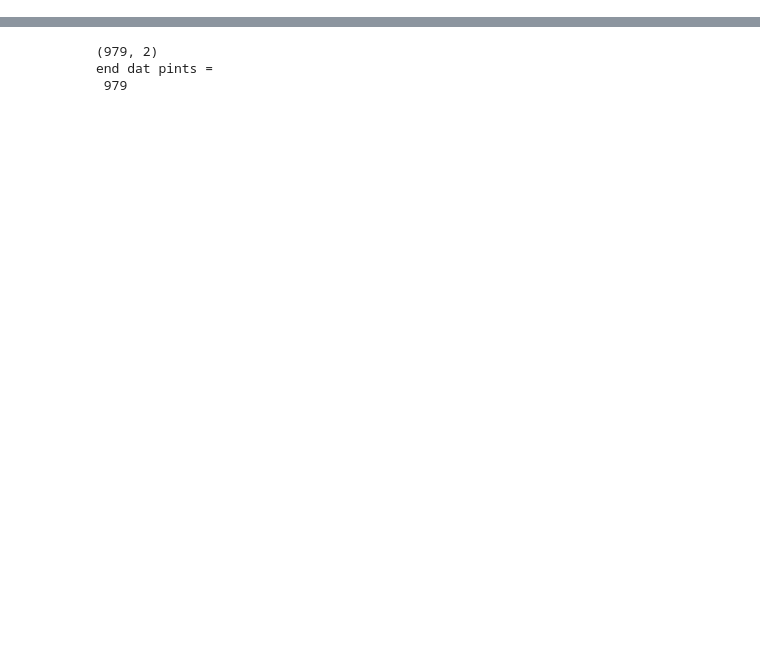
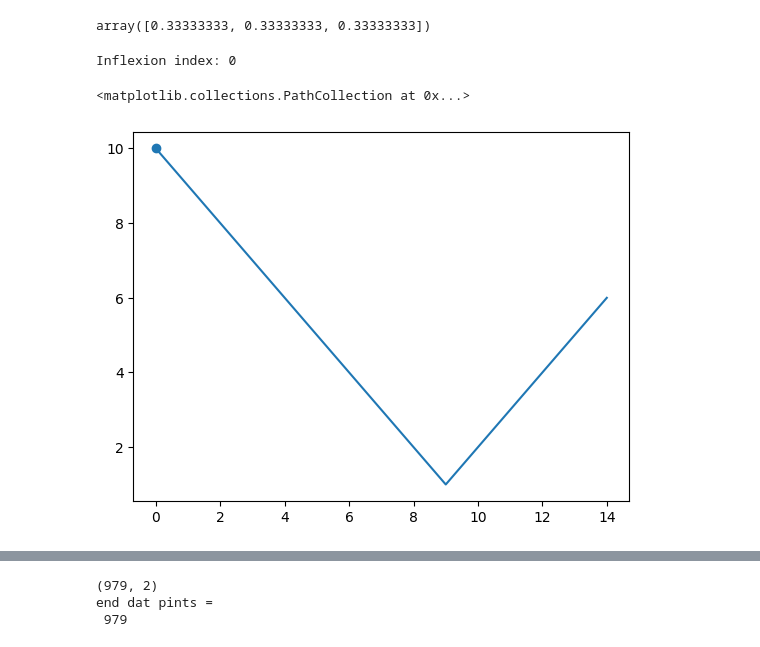
Before and after one commit to mohdrafik/python-codes-projects, a Jupyter notebook: process_plot_data.ipynb, the cells around one changed output, grey strips where cells are left out. Drawn from its saved outputs; the diff is of its cells as text; code cells hidden in the pictures; blank space fills up the shorter version.

Commit message:
in the process_plot_data.ipynb, I have added afunction for automatic detection the point of inflextion

```diff
--- a/process_plot_data.ipynb
+++ b/process_plot_data.ipynb
@@ -5,0 +73,37 @@
+# %%
+# fliparray
+x1 = np.ones(3)/3
+x1 = x1.astype(float)
+x1
+# %% [output]
+array([0.33333333, 0.33333333, 0.33333333])
+# %%
+def detect_inflexion_pointAfterAverage(values, consecutive_decreases):
+    num_decreases = 0
+    inflexion_index = None
+
+    for i in range(1, len(values)):
+        if values[i] < values[i-1]:  # Check if the current value is less than the previous one
+            num_decreases += 1
+            if num_decreases >= consecutive_decreases:
+#                 inflexion_index = i - consecutive_decreases + 1
+                inflexion_index_afterAverage = i - consecutive_decreases   # (<- it should be 1 less, index start from zero in actual.)
+                break
+        else:
+            num_decreases = 0  # Reset the count if the values start increasing again
+
+    return inflexion_index_afterAverage
+
+# Example usage:
+values = [10, 9, 8, 7, 6, 5, 4, 3, 2, 1, 2, 3, 4, 5, 6]
+
+consecutive_decreases = 5
+inflexion_index = detect_inflexion_point(values, consecutive_decreases)
+y=values[inflexion_index]
+print("Inflexion index:", inflexion_index)
+plt.plot(values)
+plt.scatter(inflexion_index,y)
+# %% [output]
+Inflexion index: 0
+<matplotlib.collections.PathCollection at 0x...>
+[figure, added]
```
Also changed, not shown: parts of 10 cells of this notebook, 1 other file.
